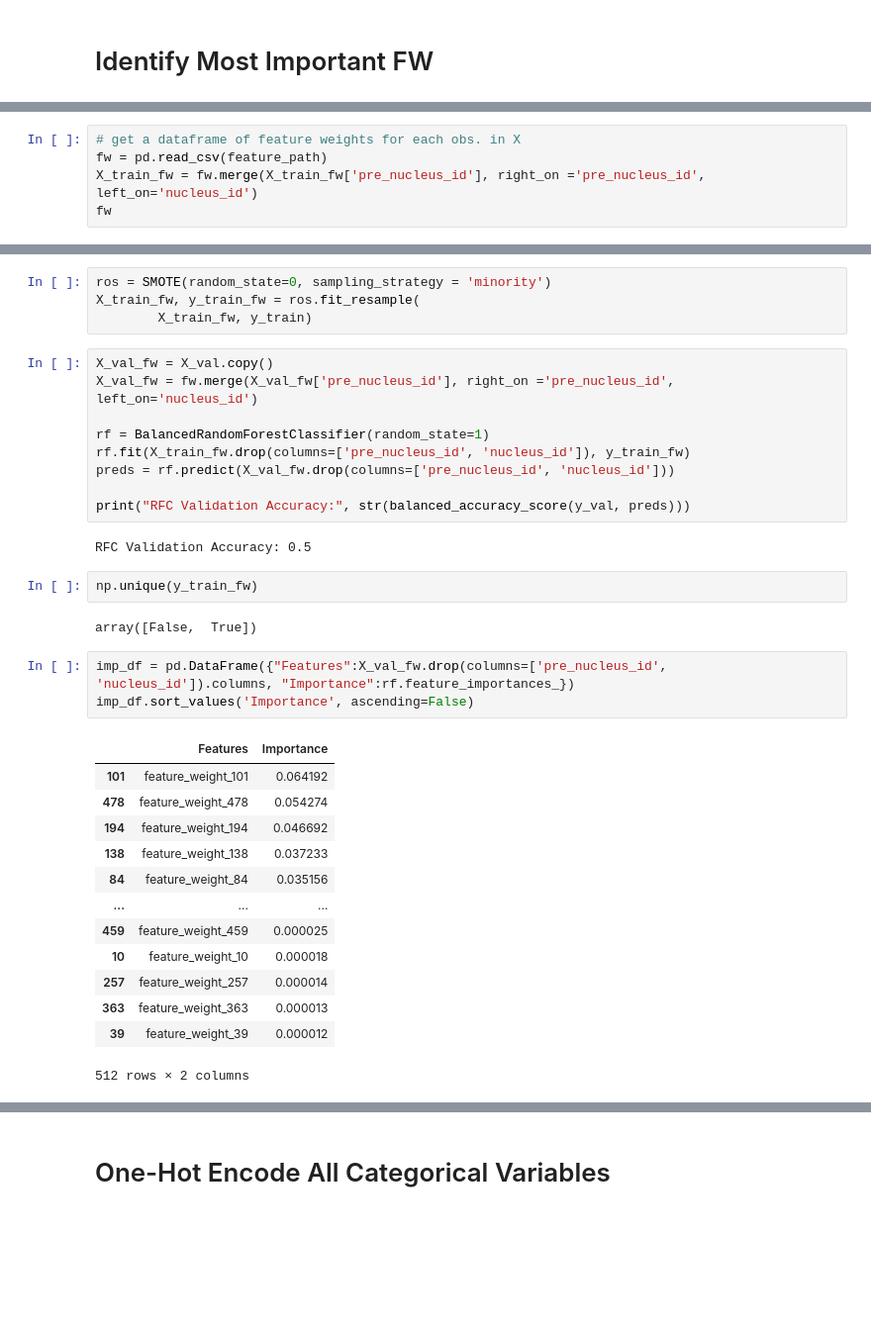
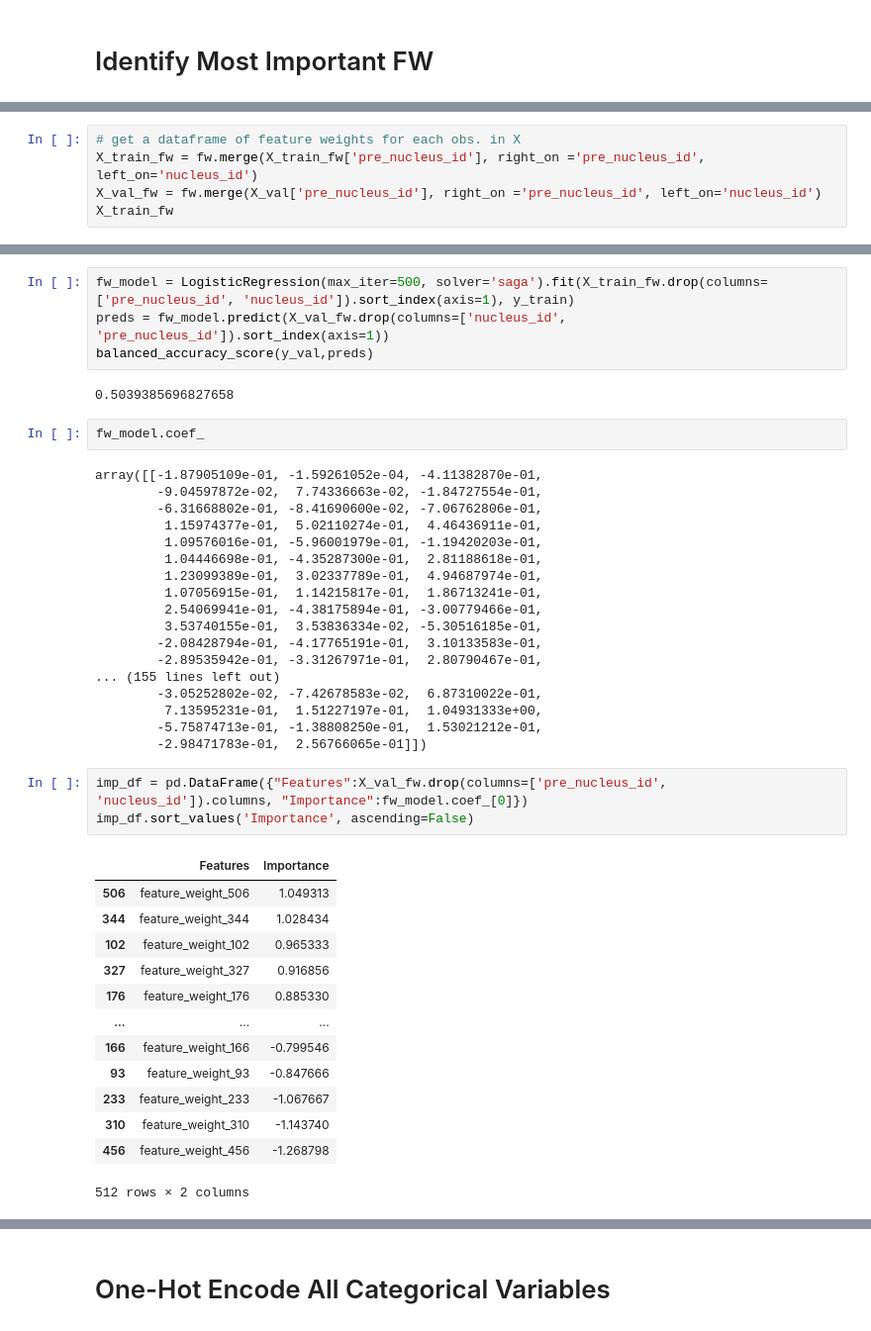
Before and after one commit to gwang034/elecfinal, a Jupyter notebook: Grace/feature_selection_grace.ipynb, the cells around one changed output, grey strips where cells are left out. Shown: that part at 99% size. Drawn from its saved outputs; the diff is of its cells as text; blank space fills up the shorter version.

Commit message:
I'm so sad (feature selection)
feature selection and XGBoost and Logistic Regression

```diff
--- a/Grace/feature_selection_grace.ipynb
+++ b/Grace/feature_selection_grace.ipynb
@@ -48,7 +70,7 @@ X_train_fw = X_train.copy() # make a copy of the original X_train
 # %%
 # get a dataframe of feature weights for each obs. in X
-fw = pd.read_csv(feature_path)
 X_train_fw = fw.merge(X_train_fw['pre_nucleus_id'], right_on ='pre_nucleus_id', left_on='nucleus_id')
-fw
+X_val_fw = fw.merge(X_val['pre_nucleus_id'], right_on ='pre_nucleus_id', left_on='nucleus_id')
+X_train_fw
 # %% [output]
 |  | nucleus_id | feature_weight_0 | feature_weight_1 | feature_weight_2 | feature_weight_3 | feature_weight_4 | ... |
@@ -67,38 +89,45 @@ fw
-# %%
-ros = SMOTE(random_state=0, sampling_strategy = 'minority')
-X_train_fw, y_train_fw = ros.fit_resample(
-        X_train_fw, y_train)
-# %%
-X_val_fw = X_val.copy()
-X_val_fw = fw.merge(X_val_fw['pre_nucleus_id'], right_on ='pre_nucleus_id', left_on='nucleus_id')
-
-rf = BalancedRandomForestClassifier(random_state=1)
-rf.fit(X_train_fw.drop(columns=['pre_nucleus_id', 'nucleus_id']), y_train_fw)
-preds = rf.predict(X_val_fw.drop(columns=['pre_nucleus_id', 'nucleus_id']))
-
-print("RFC Validation Accuracy:", str(balanced_accuracy_score(y_val, preds)))
-# %% [output]
-RFC Validation Accuracy: 0.5
-# %%
-np.unique(y_train_fw)
-# %% [output]
-array([False,  True])
+# %%
+fw_model = LogisticRegression(max_iter=500, solver='saga').fit(X_train_fw.drop(columns=['pre_nucleus_id', 'nucleus_id']).sort_index(axis=1), y_train)
+preds = fw_model.predict(X_val_fw.drop(columns=['nucleus_id', 'pre_nucleus_id']).sort_index(axis=1))
+balanced_accuracy_score(y_val,preds)
+# %% [output]
+0.5039385696827658
+# %%
+fw_model.coef_
+# %% [output]
+array([[-1.87905109e-01, -1.59261052e-04, -4.11382870e-01,
+        -9.04597872e-02,  7.74336663e-02, -1.84727554e-01,
+        -6.31668802e-01, -8.41690600e-02, -7.06762806e-01,
+         1.15974377e-01,  5.02110274e-01,  4.46436911e-01,
+         1.09576016e-01, -5.96001979e-01, -1.19420203e-01,
+         1.04446698e-01, -4.35287300e-01,  2.81188618e-01,
+         1.23099389e-01,  3.02337789e-01,  4.94687974e-01,
+         1.07056915e-01,  1.14215817e-01,  1.86713241e-01,
+         2.54069941e-01, -4.38175894e-01, -3.00779466e-01,
+         3.53740155e-01,  3.53836334e-02, -5.30516185e-01,
+        -2.08428794e-01, -4.17765191e-01,  3.10133583e-01,
+        -2.89535942e-01, -3.31267971e-01,  2.80790467e-01,
+... (155 lines left out)
+        -3.05252802e-02, -7.42678583e-02,  6.87310022e-01,
+         7.13595231e-01,  1.51227197e-01,  1.04931333e+00,
+        -5.75874713e-01, -1.38808250e-01,  1.53021212e-01,
+        -2.98471783e-01,  2.56766065e-01]])
 # %%
-imp_df = pd.DataFrame({"Features":X_val_fw.drop(columns=['pre_nucleus_id', 'nucleus_id']).columns, "Importance":rf.feature_importances_})
+imp_df = pd.DataFrame({"Features":X_val_fw.drop(columns=['pre_nucleus_id', 'nucleus_id']).columns, "Importance":fw_model.coef_[0]})
 imp_df.sort_values('Importance', ascending=False)
 # %% [output]
 |  | Features | Importance |
-| 101 | feature_weight_101 | 0.064192 |
-| 478 | feature_weight_478 | 0.054274 |
-| 194 | feature_weight_194 | 0.046692 |
-| 138 | feature_weight_138 | 0.037233 |
-| 84 | feature_weight_84 | 0.035156 |
+| 506 | feature_weight_506 | 1.049313 |
+| 344 | feature_weight_344 | 1.028434 |
+| 102 | feature_weight_102 | 0.965333 |
+| 327 | feature_weight_327 | 0.916856 |
+| 176 | feature_weight_176 | 0.885330 |
 | ... | ... | ... |
-| 459 | feature_weight_459 | 0.000025 |
-| 10 | feature_weight_10 | 0.000018 |
-| 257 | feature_weight_257 | 0.000014 |
-| 363 | feature_weight_363 | 0.000013 |
-| 39 | feature_weight_39 | 0.000012 |
+| 166 | feature_weight_166 | -0.799546 |
+| 93 | feature_weight_93 | -0.847666 |
+| 233 | feature_weight_233 | -1.067667 |
+| 310 | feature_weight_310 | -1.143740 |
+| 456 | feature_weight_456 | -1.268798 |
 512 rows × 2 columns
 # %%
 # Include FW 101 in the training data
```
Also changed, not shown: parts of 52 cells of this notebook.
